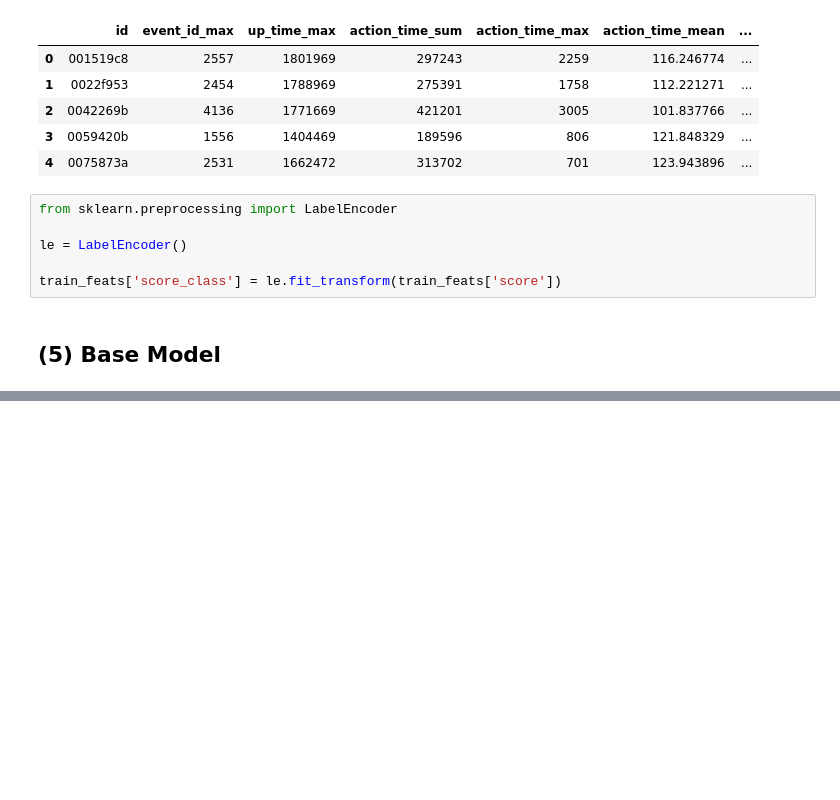
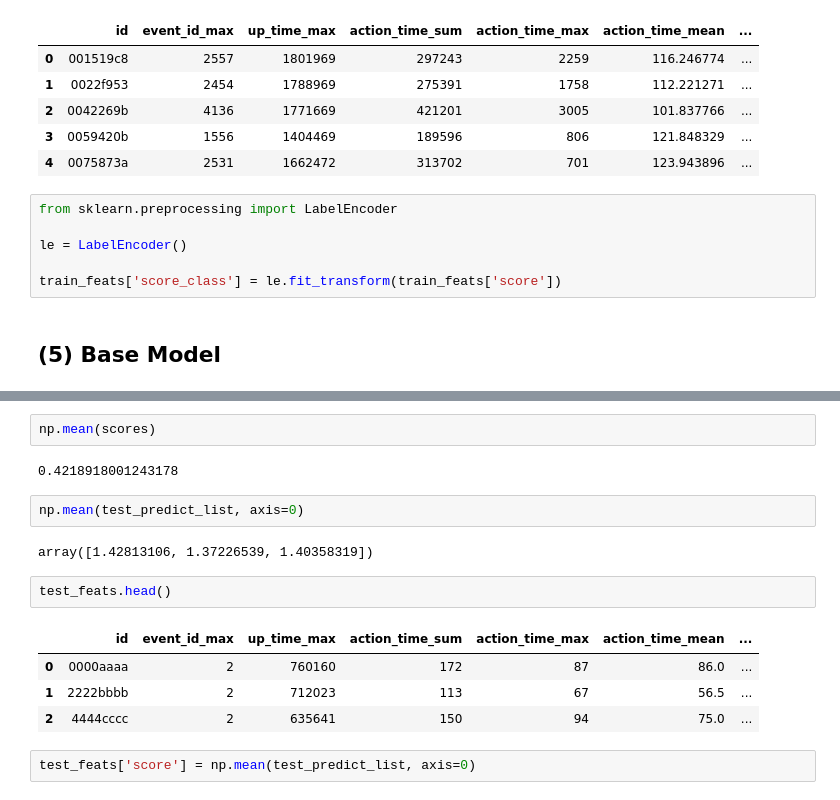
Before and after one commit to dgkmtu/kaggle-linking-writing-processes, a Jupyter notebook: code/nb06_writing_quality.ipynb, the cells around one changed output, grey strips where cells are left out. Drawn from its saved outputs; the diff is of its cells as text; blank space fills up the shorter version.

```diff
--- a/code/nb06_writing_quality.ipynb
+++ b/code/nb06_writing_quality.ipynb
@@ -621,0 +706,17 @@ train_feats['score_class'] = le.fit_transform(train_feats['score'])
+# %%
+np.mean(scores)
+# %% [output]
+0.4218918001243178
+# %%
+np.mean(test_predict_list, axis=0)
+# %% [output]
+array([1.42813106, 1.37226539, 1.40358319])
+# %%
+test_feats.head()
+# %% [output]
+|  | id | event_id_max | up_time_max | action_time_sum | action_time_max | action_time_mean | ... |
+| 0 | 0000aaaa | 2 | 760160 | 172 | 87 | 86.0 | ... |
+| 1 | 2222bbbb | 2 | 712023 | 113 | 67 | 56.5 | ... |
+| 2 | 4444cccc | 2 | 635641 | 150 | 94 | 75.0 | ... |
+# %%
+test_feats['score'] = np.mean(test_predict_list, axis=0)
```
Also changed, not shown: parts of 7 cells of this notebook, 3 other files.
